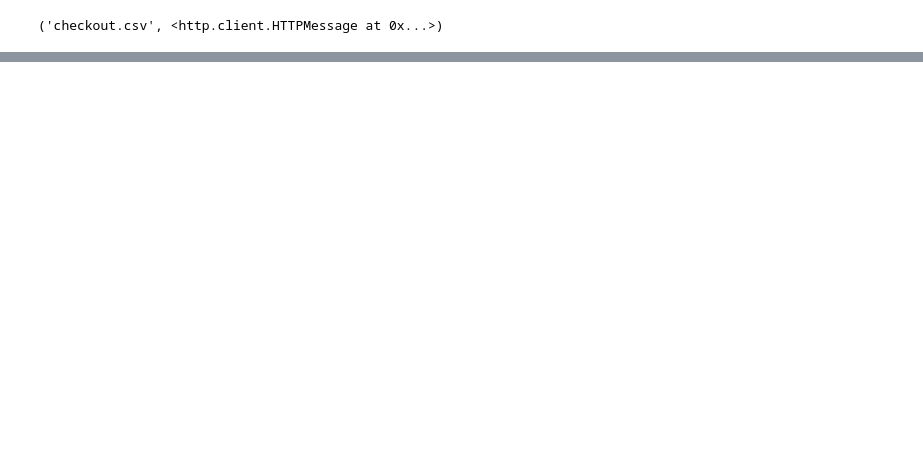
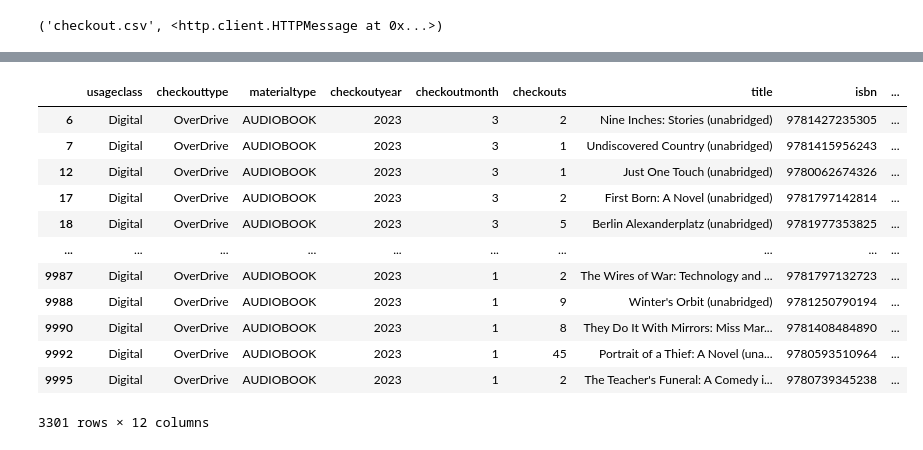
Before and after one commit to awaldlza/2024-2025-Data_Librarian_Annabel_Walz, a Jupyter notebook: Modul_1/Datenanalyse_Seattle_Library.ipynb, the cells around one changed output, grey strips where cells are left out. Drawn from its saved outputs; the diff is of its cells as text; code cells hidden in the pictures; blank space fills up the shorter version.

```diff
--- a/Modul_1/Datenanalyse_Seattle_Library.ipynb
+++ b/Modul_1/Datenanalyse_Seattle_Library.ipynb
@@ -35,0 +299,16 @@ df_seattle
+# %%
+df_seattle_isbn[df_seattle_isbn["materialtype"]=="AUDIOBOOK"]
+# %% [output]
+|  | usageclass | checkouttype | materialtype | checkoutyear | checkoutmonth | checkouts | title | isbn | ... |
+| 6 | Digital | OverDrive | AUDIOBOOK | 2023 | 3 | 2 | Nine Inches: Stories (unabridged) | 9781427235305 | ... |
+| 7 | Digital | OverDrive | AUDIOBOOK | 2023 | 3 | 1 | Undiscovered Country (unabridged) | 9781415956243 | ... |
+| 12 | Digital | OverDrive | AUDIOBOOK | 2023 | 3 | 1 | Just One Touch (unabridged) | 9780062674326 | ... |
+| 17 | Digital | OverDrive | AUDIOBOOK | 2023 | 3 | 2 | First Born: A Novel (unabridged) | 9781797142814 | ... |
+| 18 | Digital | OverDrive | AUDIOBOOK | 2023 | 3 | 5 | Berlin Alexanderplatz (unabridged) | 9781977353825 | ... |
+| ... | ... | ... | ... | ... | ... | ... | ... | ... | ... |
+| 9987 | Digital | OverDrive | AUDIOBOOK | 2023 | 1 | 2 | The Wires of War: Technology and ... | 9781797132723 | ... |
+| 9988 | Digital | OverDrive | AUDIOBOOK | 2023 | 1 | 9 | Winter's Orbit (unabridged) | 9781250790194 | ... |
+| 9990 | Digital | OverDrive | AUDIOBOOK | 2023 | 1 | 8 | They Do It With Mirrors: Miss Mar... | 9781408484890 | ... |
+| 9992 | Digital | OverDrive | AUDIOBOOK | 2023 | 1 | 45 | Portrait of a Thief: A Novel (una... | 9780593510964 | ... |
+| 9995 | Digital | OverDrive | AUDIOBOOK | 2023 | 1 | 2 | The Teacher's Funeral: A Comedy i... | 9780739345238 | ... |
+3301 rows × 12 columns
```
Also changed, not shown: parts of 63 cells of this notebook, 1 other file.
